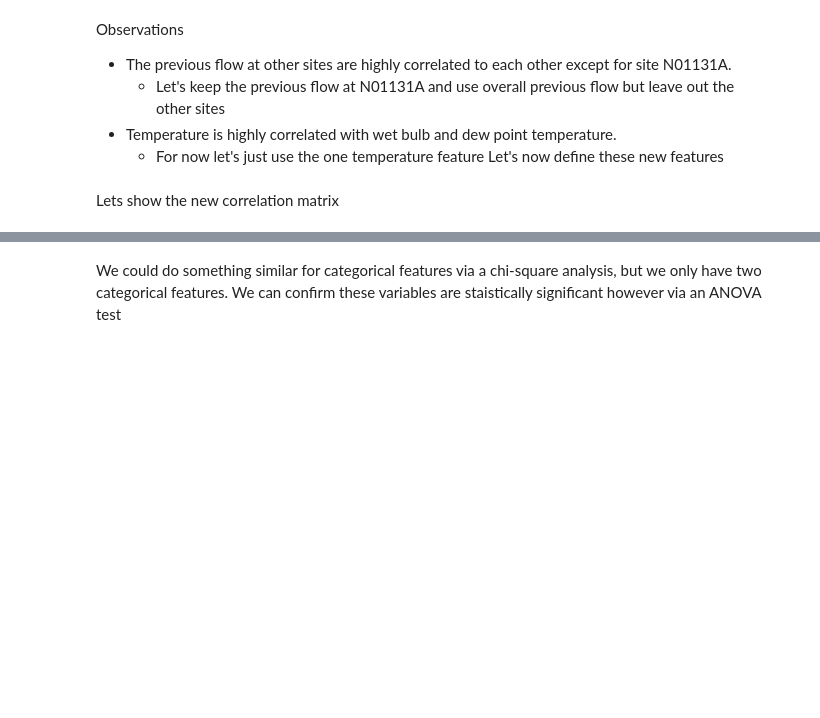
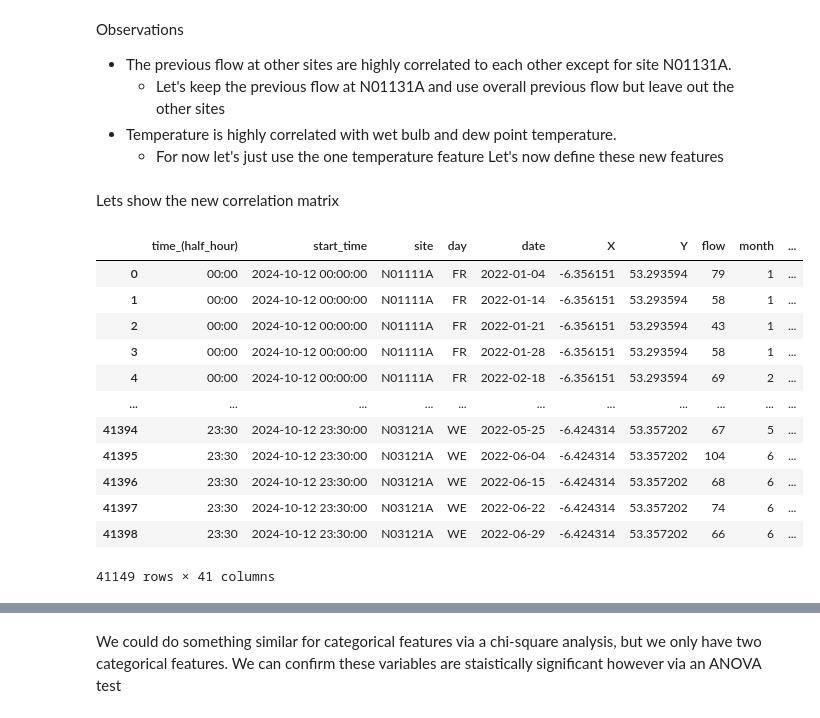
Before and after one commit to emolloy123/Traffic-Flow-SDCC, a Jupyter notebook: traffic_flow_regression_V3.ipynb, the cells around one changed output, grey strips where cells are left out. Drawn from its saved outputs; the diff is of its cells as text; code cells hidden in the pictures; blank space fills up the shorter version.

```diff
--- a/traffic_flow_regression_V3.ipynb
+++ b/traffic_flow_regression_V3.ipynb
@@ -107,2 +112,18 @@ Let's now define these new features
 # %% [markdown]
 Lets show the new correlation matrix
+# %%
+overall_df[(overall_df['site']=='N01131A') & overall_df['flow']==0]
+# %% [output]
+|  | time_(half_hour) | start_time | site | day | date | X | Y | flow | month | ... |
+| 0 | 00:00 | 2024-10-12 00:00:00 | N01111A | FR | 2022-01-04 | -6.356151 | 53.293594 | 79 | 1 | ... |
+| 1 | 00:00 | 2024-10-12 00:00:00 | N01111A | FR | 2022-01-14 | -6.356151 | 53.293594 | 58 | 1 | ... |
+| 2 | 00:00 | 2024-10-12 00:00:00 | N01111A | FR | 2022-01-21 | -6.356151 | 53.293594 | 43 | 1 | ... |
+| 3 | 00:00 | 2024-10-12 00:00:00 | N01111A | FR | 2022-01-28 | -6.356151 | 53.293594 | 58 | 1 | ... |
+| 4 | 00:00 | 2024-10-12 00:00:00 | N01111A | FR | 2022-02-18 | -6.356151 | 53.293594 | 69 | 2 | ... |
+| ... | ... | ... | ... | ... | ... | ... | ... | ... | ... | ... |
+| 41394 | 23:30 | 2024-10-12 23:30:00 | N03121A | WE | 2022-05-25 | -6.424314 | 53.357202 | 67 | 5 | ... |
+| 41395 | 23:30 | 2024-10-12 23:30:00 | N03121A | WE | 2022-06-04 | -6.424314 | 53.357202 | 104 | 6 | ... |
+| 41396 | 23:30 | 2024-10-12 23:30:00 | N03121A | WE | 2022-06-15 | -6.424314 | 53.357202 | 68 | 6 | ... |
+| 41397 | 23:30 | 2024-10-12 23:30:00 | N03121A | WE | 2022-06-22 | -6.424314 | 53.357202 | 74 | 6 | ... |
+| 41398 | 23:30 | 2024-10-12 23:30:00 | N03121A | WE | 2022-06-29 | -6.424314 | 53.357202 | 66 | 6 | ... |
+41149 rows × 41 columns
```
Also changed, not shown: parts of 17 cells of this notebook, 2 other files.
